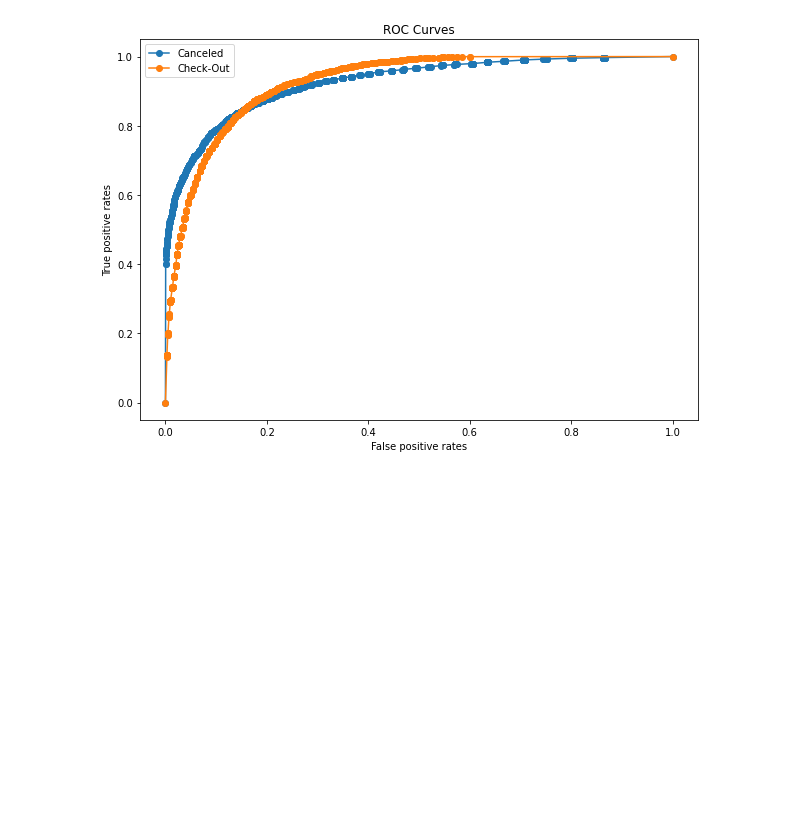
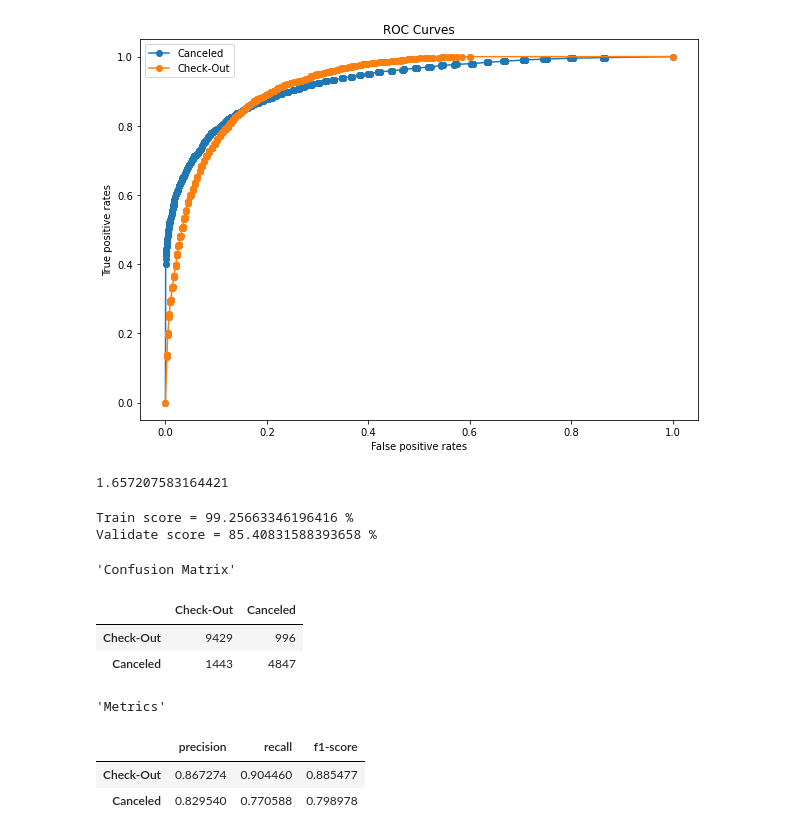
Before and after one commit to karencfisher/Hotel-Cancellations, a Jupyter notebook: notebooks/cancellations.ipynb, the cells around one changed output. Saved outputs shown, nothing was run; the diff lists cells and outputs as text; code cells hidden in the pictures; blank space fills up the shorter version.

```diff
--- a/notebooks/cancellations.ipynb
+++ b/notebooks/cancellations.ipynb
@@ -198,3 +229,34 @@ importances.sort_values().plot.barh();
 tools.ROCcurves(y_val, X_val, pipeline, model.classes_)
 # %% [output]
 [figure]
+# %%
+counts = y_train.value_counts()
+counts[0] / counts[1]
+# %% [output]
+1.657207583164421
+# %%
+from xgboost import XGBClassifier
+
+xg_pipeline = make_imb_pipeline(tools.wrangleData(max_cardinality=50),
+                            ce.OrdinalEncoder(),
+                            SimpleImputer(),
+                            SMOTE(random_state=42),
+                            XGBClassifier(random_state=42,
+                                          n_estimators=1500,
+                                          max_depth=8,
+                                          learning_rate=0.5,
+                                          scale_pos_weight=1.67,
+                                          n_jobs=-1))
+
+tools.tryModel(xg_pipeline, X_train, y_train, X_val, y_val)
+# %% [output]
+Train score = 99.25663346196416 %
+Validate score = 85.40831588393658 %
+'Confusion Matrix'
+|  | Check-Out | Canceled |
+| Check-Out | 9429 | 996 |
+| Canceled | 1443 | 4847 |
+'Metrics'
+|  | precision | recall | f1-score |
+| Check-Out | 0.867274 | 0.904460 | 0.885477 |
+| Canceled | 0.829540 | 0.770588 | 0.798978 |
```
Also changed, not shown: parts of 10 cells of this notebook.
